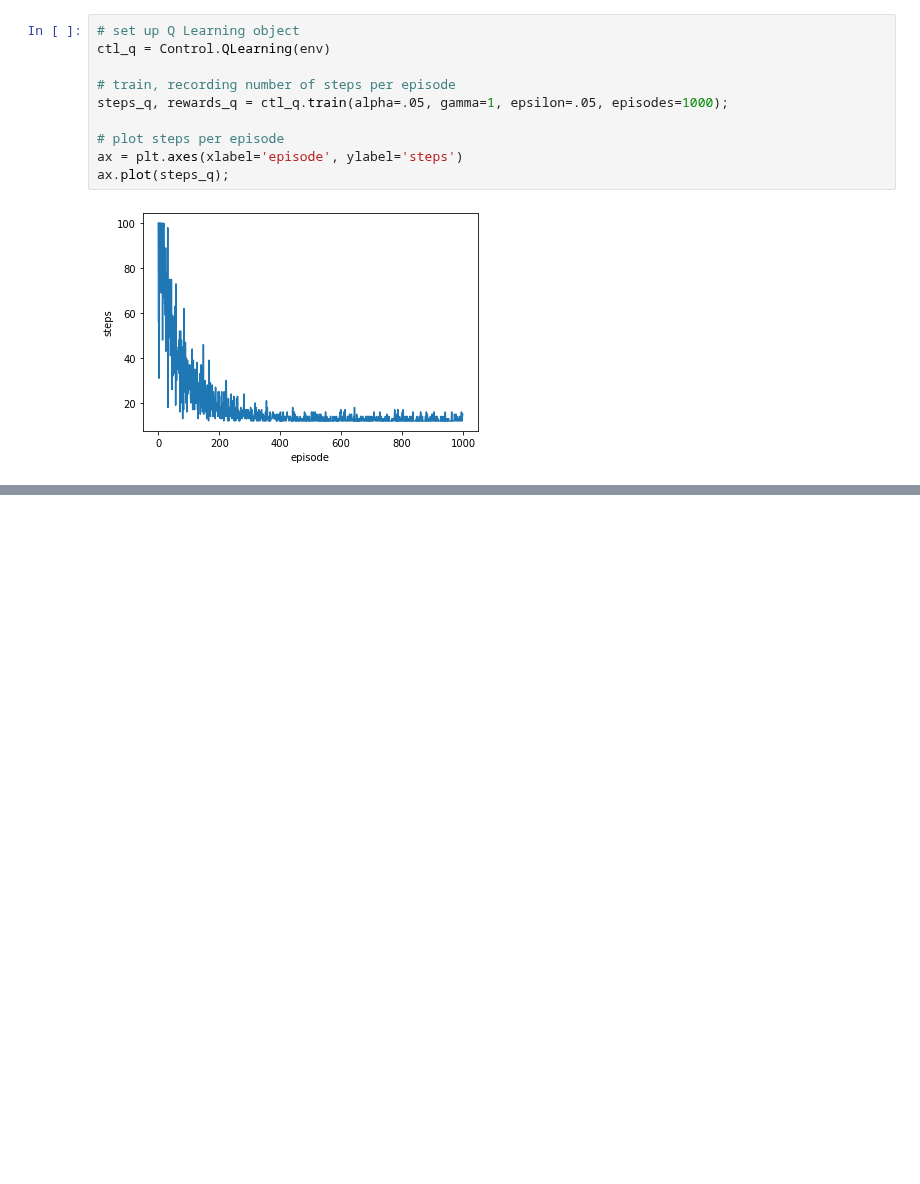
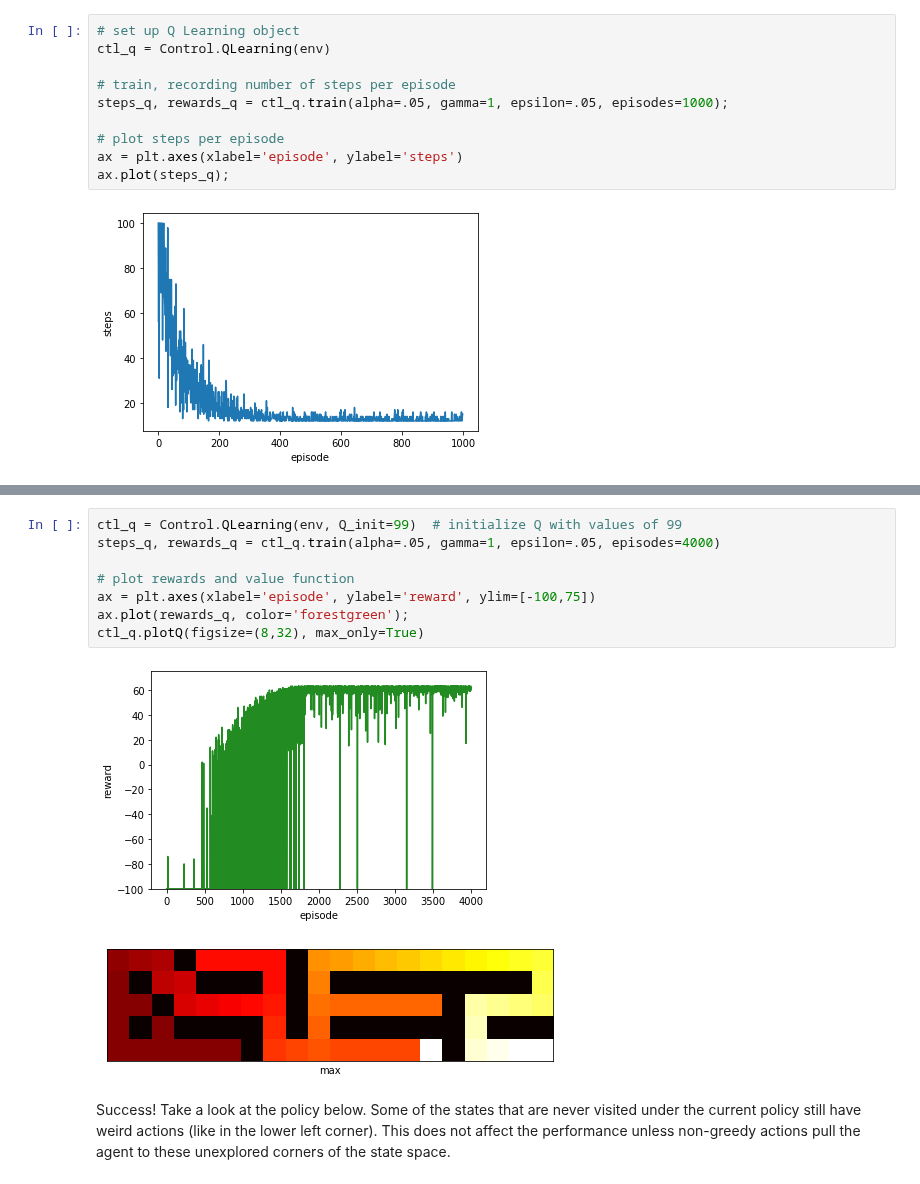
Before and after one commit to richard-warren/rl_sandbox, a Jupyter notebook: demo.ipynb, the cells around one changed output, grey strips where cells are left out. Saved outputs shown, nothing was run; the diff lists cells and outputs as text; blank space fills up the shorter version.

```diff
--- a/demo.ipynb
+++ b/demo.ipynb
@@ -105,0 +157,13 @@ What a goofy learning curve. There seems to be an 'aha' moment at ~200 episodes.
+# %%
+ctl_q = Control.QLearning(env, Q_init=99)  # initialize Q with values of 99
+steps_q, rewards_q = ctl_q.train(alpha=.05, gamma=1, epsilon=.05, episodes=4000)
+
+# plot rewards and value function
+ax = plt.axes(xlabel='episode', ylabel='reward', ylim=[-100,75])
+ax.plot(rewards_q, color='forestgreen');
+ctl_q.plotQ(figsize=(8,32), max_only=True)
+# %% [output]
+[figure, added]
+[figure, added]
+# %% [markdown]
+Success! Take a look at the policy below. Some of the states that are never visited under the current policy still have weird actions (like in the lower left corner). This does not affect the performance unless non-greedy actions pull the agent to these unexplored corners of the state space.
```
Also changed, not shown: parts of 25 cells of this notebook, 3 other files.
